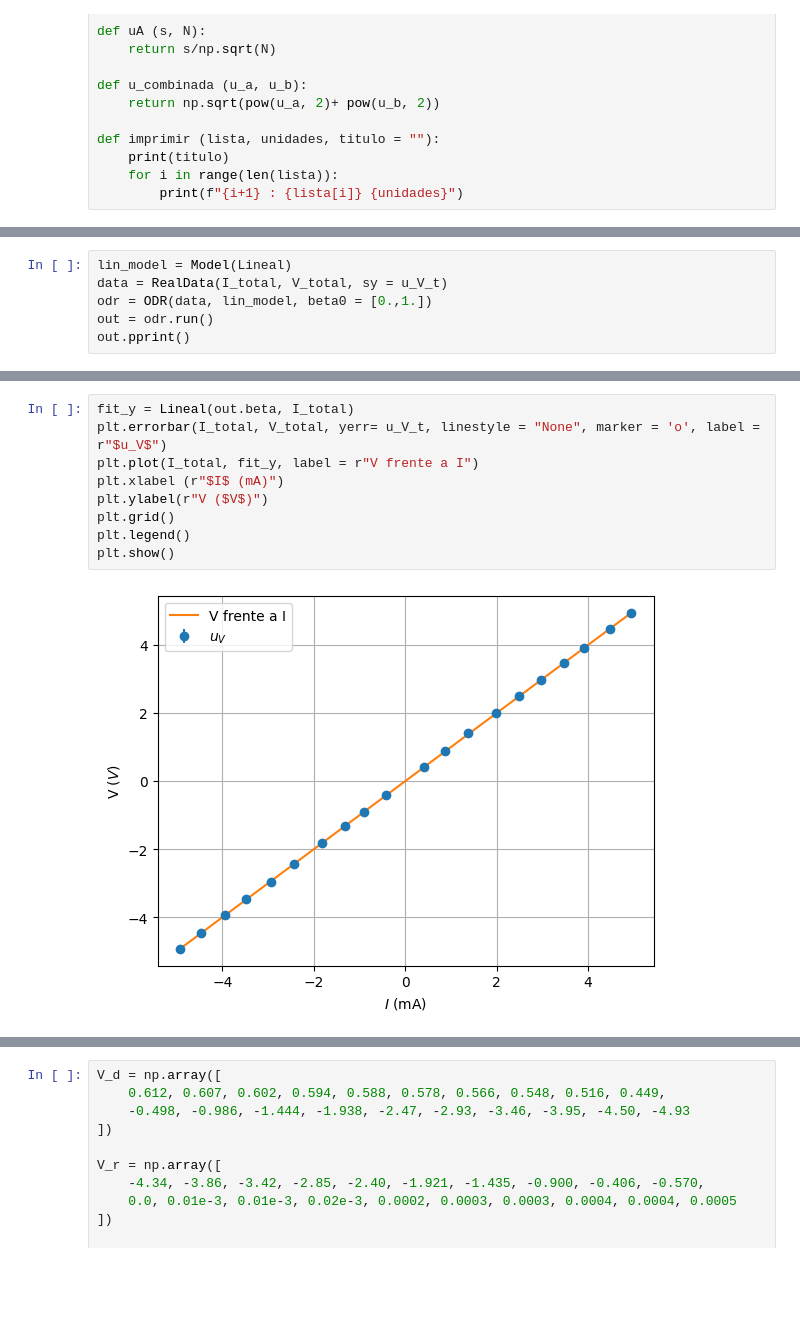
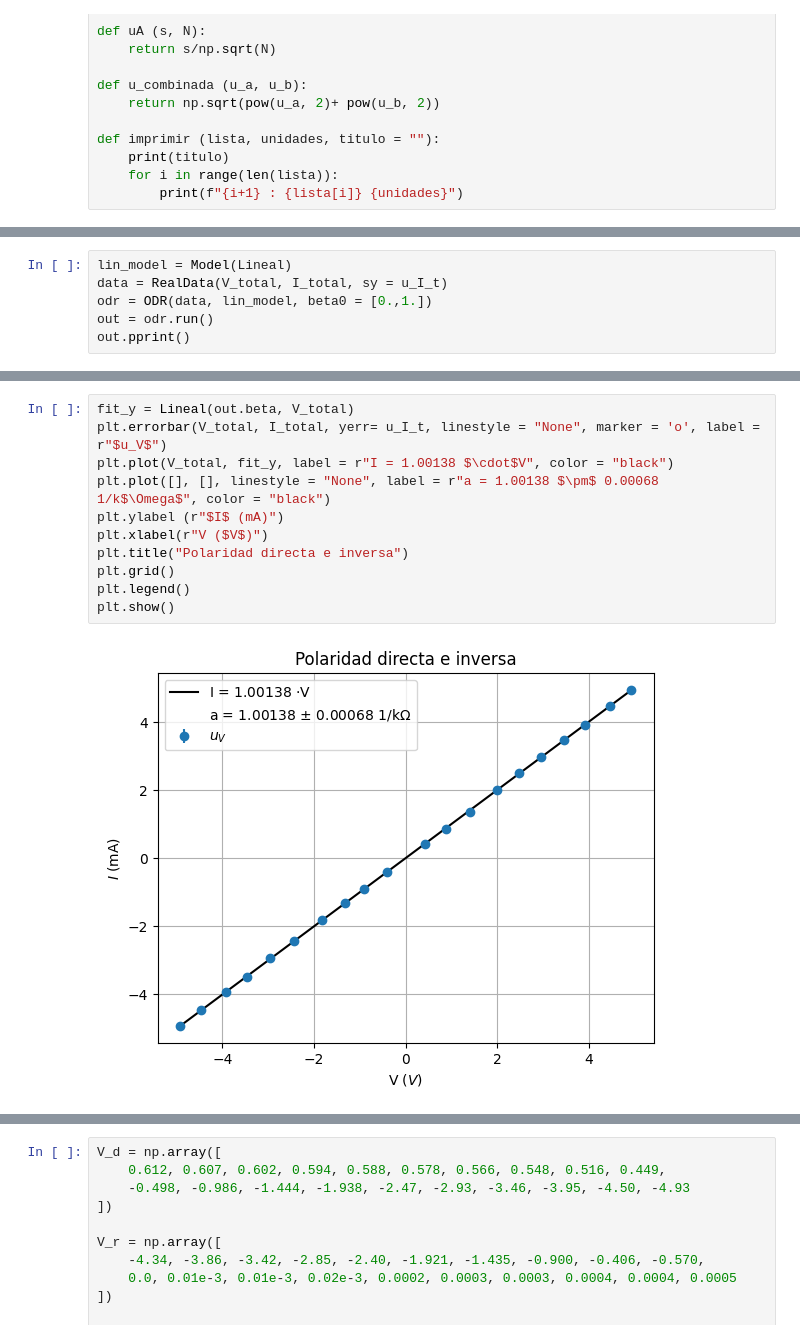
Before and after one commit to LagrangianLad/physics-lab, a Jupyter notebook: Introduction to experimental physics/Practice 8 ohm/PRÁCTICA 8 LEY DE OHM.ipynb, the cells around one changed output, grey strips where cells are left out. Cells and saved outputs as stored; diff of their text form; blank space fills up the shorter version.

```diff
--- a/Introduction to experimental physics/Practice 8 ohm/PRÁCTICA 8 LEY DE OHM.ipynb
+++ b/Introduction to experimental physics/Practice 8 ohm/PRÁCTICA 8 LEY DE OHM.ipynb
@@ -281,6 +379,6 @@ plt.show()
 # %%
 lin_model = Model(Lineal)
-data = RealData(I_total, V_total, sy = u_V_t)
+data = RealData(V_total, I_total, sy = u_I_t)
 odr = ODR(data, lin_model, beta0 = [0.,1.])
 out = odr.run()
 out.pprint()
@@ -294,13 +392,15 @@ Inverse Condition #: 0.3634167252507556
 Reason(s) for Halting:
   Sum of squares convergence
 # %%
-fit_y = Lineal(out.beta, I_total)
-plt.errorbar(I_total, V_total, yerr= u_V_t, linestyle = "None", marker = 'o', label = r"$u_V$")
-plt.plot(I_total, fit_y, label = r"V frente a I")
-plt.xlabel (r"$I$ (mA)")
-plt.ylabel(r"V ($V$)")
+fit_y = Lineal(out.beta, V_total)
+plt.errorbar(V_total, I_total, yerr= u_I_t, linestyle = "None", marker = 'o', label = r"$u_V$")
+plt.plot(V_total, fit_y, label = r"I = 1.00138 $\cdot$V", color = "black")
+plt.plot([], [], linestyle = "None", label = r"a = 1.00138 $\pm$ 0.00068 1/k$\Omega$", color = "black")
+plt.ylabel (r"$I$ (mA)")
+plt.xlabel(r"V ($V$)")
+plt.title("Polaridad directa e inversa")
 plt.grid()
 plt.legend()
 plt.show()
 # %% [output]
-[figure, old version]
+[figure, new version]
```
Also changed, not shown: parts of 20 cells of this notebook, 9 other files.
